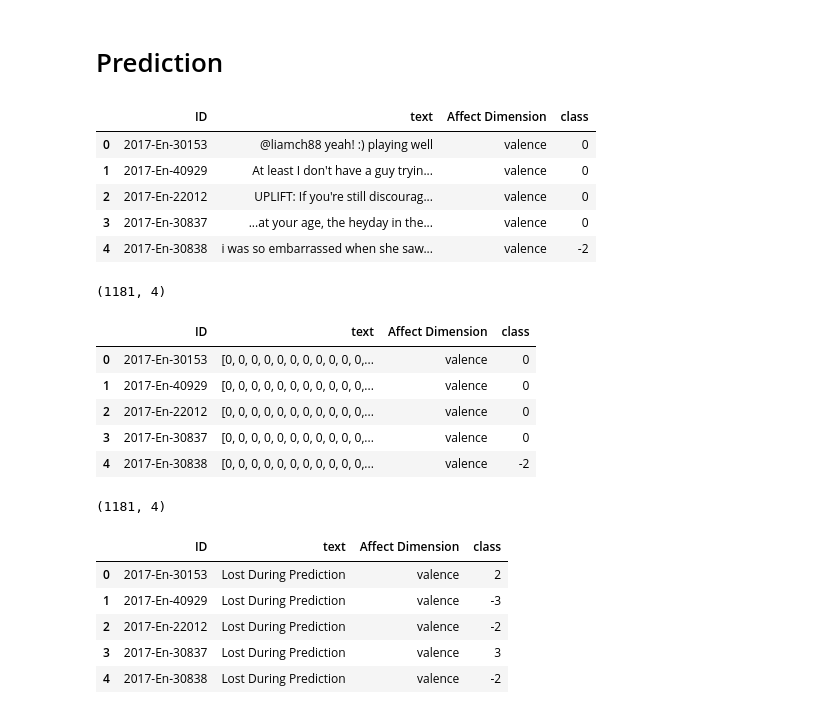
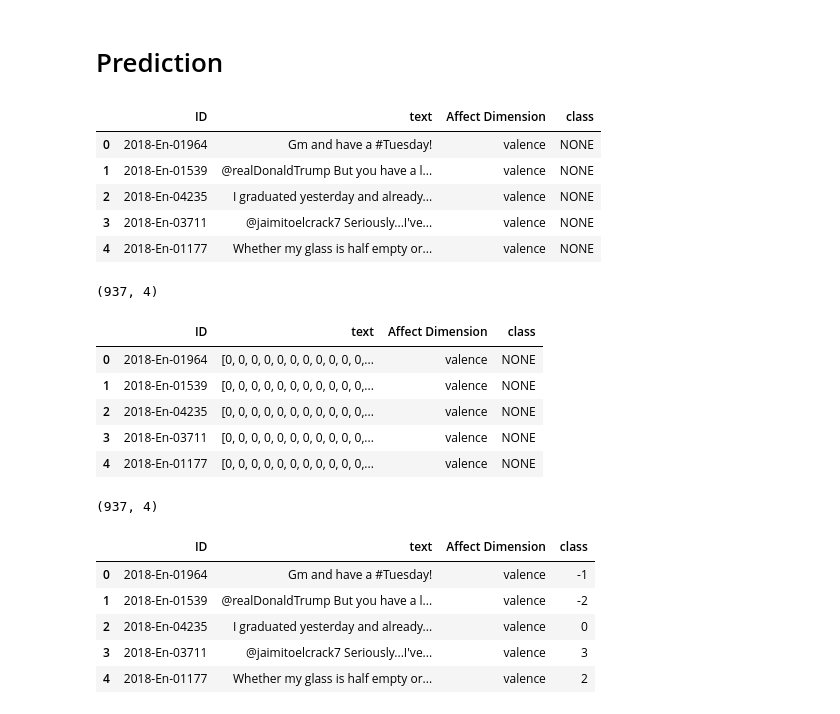
Before and after one commit to Choqs/Twitter-Sentiment-Analysis, a Jupyter notebook: src/tp_tweet.ipynb, the cells around one changed output. Saved outputs shown, nothing was run; the diff lists cells and outputs as text; code cells hidden in the pictures.

Commit message:
[SUBMISSION]

```diff
--- a/src/tp_tweet.ipynb
+++ b/src/tp_tweet.ipynb
@@ -119,7 +119,7 @@ print(train_7_2_data.shape)
 | 4 | 2018-En-00502 | omg so grateful to have an educat... | 1 |
 (449, 3)
 # %%
-train_7_data = train_7_data.append(train_7_2_data)
+train_7_data = train_7_data.append(train_7_2_data, sort=True)
 display(train_7_data.head())
 print(train_7_data.shape)
 # %% [output]
@@ -717,57 +710,61 @@ np.unique(y_pred, return_counts=True)
 # Prediction
 # %%
 # Loading Data Set 7 Classes
-predict_7_data = pd.read_csv(test_7_path, encoding='utf-8', sep='\t')
+#predict_7_data = pd.read_csv(test_7_path, encoding='utf-8', sep='\t')
+predict_7_data = pd.read_csv(path + 'submission.txt', encoding='utf-8', sep='\t')
 
 # Rename Ugly Col Names
-predict_7_data = predict_7_data.rename(columns={"Tweet": "text", "Intensity Class": "class"})
-predict_7_data['class'] = predict_7_data['class'].apply(lambda x: int(x.split(':')[0]))
+predict_7_data = predict_7_data.rename(columns={"Tweet": "text", "sentiment": "class"})
+
+#predict_7_data['class'] = predict_7_data['class'].apply(lambda x: int(x.split(':')[0]))
 
 # Display
 display(predict_7_data.head())
 print(predict_7_data.shape)
 
 # Preprocessing
+tmp = predict_7_data['text'].copy()
 predict_7_data['text'] = predict_7_data['text'].apply(standardization)
 predict_7_data['text'] = tokenizer.texts_to_sequences(predict_7_data['text'])
 predict_7_data['text'] = predict_7_data['text'].apply(lambda x: pad_sequences([x], maxlen=MAX_SEQUENCE_LENGTH)[0])
 
 # Display
 display(predict_7_data.head())
 print(predict_7_data.shape)
 
 # Loading
 dependencies = {'distance': distance}
 model2 = load_model("{}{}".format(path, "best_model2.h5"), custom_objects=dependencies)
 
 # Predicting
 PREDICT_GENERATOR = DataGenerator(predict_7_data, word2vec, MAX_SEQUENCE_LENGTH, 7, BATCH_SIZE)
 y_pred = np.argmax(model2.predict(PREDICT_GENERATOR.getInputGenerator(), steps=PREDICT_GENERATOR.step), axis=1) - 3
 predict_7_data['class'] = y_pred
-predict_7_data['text'] = predict_7_data['text'].apply(lambda _: 'Lost During Prediction')
+#predict_7_data['text'] = predict_7_data['text'].apply(lambda _: 'Lost During Prediction')
+predict_7_data['text'] = tmp
 
 # Display Results
 display(predict_7_data.head())
 with open(path_test + 'result.csv', "w") as f:
     predict_7_data.to_csv(f, sep='\t', index=False)
 # %% [output]
 |  | ID | text | Affect Dimension | class |
-| 0 | 2017-En-30153 | @liamch88 yeah! :) playing well | valence | 0 |
-| 1 | 2017-En-40929 | At least I don't have a guy tryin... | valence | 0 |
-| 2 | 2017-En-22012 | UPLIFT: If you're still discourag... | valence | 0 |
-| 3 | 2017-En-30837 | ...at your age, the heyday in the... | valence | 0 |
-| 4 | 2017-En-30838 | i was so embarrassed when she saw... | valence | -2 |
+| 0 | 2018-En-01964 | Gm and have a #Tuesday! | valence | NONE |
+| 1 | 2018-En-01539 | @realDonaldTrump But you have a l... | valence | NONE |
+| 2 | 2018-En-04235 | I graduated yesterday and already... | valence | NONE |
+| 3 | 2018-En-03711 | @jaimitoelcrack7 Seriously...I've... | valence | NONE |
+| 4 | 2018-En-01177 | Whether my glass is half empty or... | valence | NONE |
-(1181, 4)
+(937, 4)
 |  | ID | text | Affect Dimension | class |
-| 0 | 2017-En-30153 | [0, 0, 0, 0, 0, 0, 0, 0, 0, 0, 0,... | valence | 0 |
-| 1 | 2017-En-40929 | [0, 0, 0, 0, 0, 0, 0, 0, 0, 0, 0,... | valence | 0 |
-| 2 | 2017-En-22012 | [0, 0, 0, 0, 0, 0, 0, 0, 0, 0, 0,... | valence | 0 |
-| 3 | 2017-En-30837 | [0, 0, 0, 0, 0, 0, 0, 0, 0, 0, 0,... | valence | 0 |
-| 4 | 2017-En-30838 | [0, 0, 0, 0, 0, 0, 0, 0, 0, 0, 0,... | valence | -2 |
+| 0 | 2018-En-01964 | [0, 0, 0, 0, 0, 0, 0, 0, 0, 0, 0,... | valence | NONE |
+| 1 | 2018-En-01539 | [0, 0, 0, 0, 0, 0, 0, 0, 0, 0, 0,... | valence | NONE |
+| 2 | 2018-En-04235 | [0, 0, 0, 0, 0, 0, 0, 0, 0, 0, 0,... | valence | NONE |
+| 3 | 2018-En-03711 | [0, 0, 0, 0, 0, 0, 0, 0, 0, 0, 0,... | valence | NONE |
+| 4 | 2018-En-01177 | [0, 0, 0, 0, 0, 0, 0, 0, 0, 0, 0,... | valence | NONE |
-(1181, 4)
+(937, 4)
 |  | ID | text | Affect Dimension | class |
-| 0 | 2017-En-30153 | Lost During Prediction | valence | 2 |
-| 1 | 2017-En-40929 | Lost During Prediction | valence | -3 |
-| 2 | 2017-En-22012 | Lost During Prediction | valence | -2 |
-| 3 | 2017-En-30837 | Lost During Prediction | valence | 3 |
-| 4 | 2017-En-30838 | Lost During Prediction | valence | -2 |
+| 0 | 2018-En-01964 | Gm and have a #Tuesday! | valence | -1 |
+| 1 | 2018-En-01539 | @realDonaldTrump But you have a l... | valence | -2 |
+| 2 | 2018-En-04235 | I graduated yesterday and already... | valence | 0 |
+| 3 | 2018-En-03711 | @jaimitoelcrack7 Seriously...I've... | valence | 3 |
+| 4 | 2018-En-01177 | Whether my glass is half empty or... | valence | 2 |
```
Also changed, not shown: parts of 1 cell of this notebook, 1 other file.
